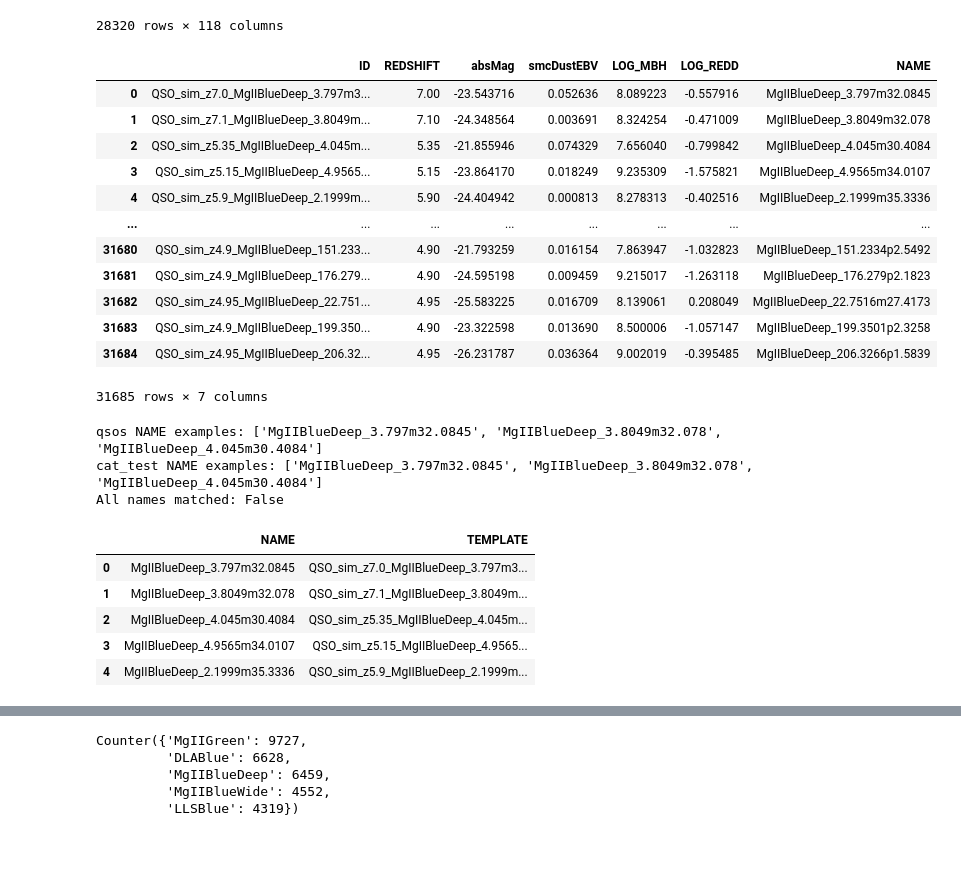
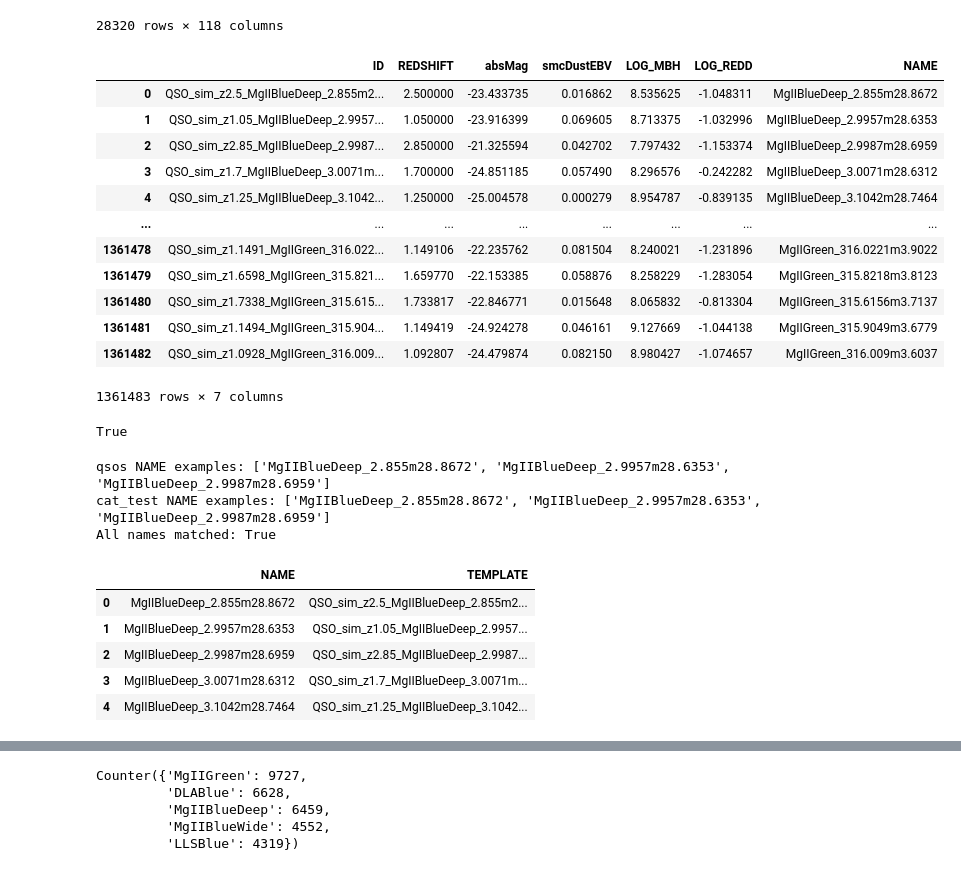
Before and after one commit to NicoGalvarino/simpaqs, a Jupyter notebook: prep_cat_for_SIMPAQS.ipynb, the cells around one changed output, grey strips where cells are left out. Saved outputs shown, nothing was run; the diff lists cells and outputs as text; code cells hidden in the pictures.

```diff
--- a/prep_cat_for_SIMPAQS.ipynb
+++ b/prep_cat_for_SIMPAQS.ipynb
@@ -312,45 +329,49 @@ cat_test
 | 28319 | 205p000-210p005 | 2195276.0 | 2063p015 | 2525.0 | REX | 206.326578 | 1.583888 | 0.028580 | 8.250159 | -99.0 | ... |
 28320 rows × 118 columns
 # %%
-qsos = pd.read_csv('../QSO_output/QSOs_with_fobs_balanced_set/model_input.csv')
+qsos = pd.read_csv('/data2/home2/nguerrav/QSO_simpaqs/QSOs_full_cat/model_input.csv')
 qsos
 # %% [output]
 |  | ID | REDSHIFT | absMag | smcDustEBV | LOG_MBH | LOG_REDD | NAME |
-| 0 | QSO_sim_z7.0_MgIIBlueDeep_3.797m3... | 7.00 | -23.543716 | 0.052636 | 8.089223 | -0.557916 | MgIIBlueDeep_3.797m32.0845 |
-| 1 | QSO_sim_z7.1_MgIIBlueDeep_3.8049m... | 7.10 | -24.348564 | 0.003691 | 8.324254 | -0.471009 | MgIIBlueDeep_3.8049m32.078 |
-| 2 | QSO_sim_z5.35_MgIIBlueDeep_4.045m... | 5.35 | -21.855946 | 0.074329 | 7.656040 | -0.799842 | MgIIBlueDeep_4.045m30.4084 |
-| 3 | QSO_sim_z5.15_MgIIBlueDeep_4.9565... | 5.15 | -23.864170 | 0.018249 | 9.235309 | -1.575821 | MgIIBlueDeep_4.9565m34.0107 |
-| 4 | QSO_sim_z5.9_MgIIBlueDeep_2.1999m... | 5.90 | -24.404942 | 0.000813 | 8.278313 | -0.402516 | MgIIBlueDeep_2.1999m35.3336 |
+| 0 | QSO_sim_z2.5_MgIIBlueDeep_2.855m2... | 2.500000 | -23.433735 | 0.016862 | 8.535625 | -1.048311 | MgIIBlueDeep_2.855m28.8672 |
+| 1 | QSO_sim_z1.05_MgIIBlueDeep_2.9957... | 1.050000 | -23.916399 | 0.069605 | 8.713375 | -1.032996 | MgIIBlueDeep_2.9957m28.6353 |
+| 2 | QSO_sim_z2.85_MgIIBlueDeep_2.9987... | 2.850000 | -21.325594 | 0.042702 | 7.797432 | -1.153374 | MgIIBlueDeep_2.9987m28.6959 |
+| 3 | QSO_sim_z1.7_MgIIBlueDeep_3.0071m... | 1.700000 | -24.851185 | 0.057490 | 8.296576 | -0.242282 | MgIIBlueDeep_3.0071m28.6312 |
+| 4 | QSO_sim_z1.25_MgIIBlueDeep_3.1042... | 1.250000 | -25.004578 | 0.000279 | 8.954787 | -0.839135 | MgIIBlueDeep_3.1042m28.7464 |
 | ... | ... | ... | ... | ... | ... | ... | ... |
-| 31680 | QSO_sim_z4.9_MgIIBlueDeep_151.233... | 4.90 | -21.793259 | 0.016154 | 7.863947 | -1.032823 | MgIIBlueDeep_151.2334p2.5492 |
-| 31681 | QSO_sim_z4.9_MgIIBlueDeep_176.279... | 4.90 | -24.595198 | 0.009459 | 9.215017 | -1.263118 | MgIIBlueDeep_176.279p2.1823 |
-| 31682 | QSO_sim_z4.95_MgIIBlueDeep_22.751... | 4.95 | -25.583225 | 0.016709 | 8.139061 | 0.208049 | MgIIBlueDeep_22.7516m27.4173 |
-| 31683 | QSO_sim_z4.9_MgIIBlueDeep_199.350... | 4.90 | -23.322598 | 0.013690 | 8.500006 | -1.057147 | MgIIBlueDeep_199.3501p2.3258 |
-| 31684 | QSO_sim_z4.95_MgIIBlueDeep_206.32... | 4.95 | -26.231787 | 0.036364 | 9.002019 | -0.395485 | MgIIBlueDeep_206.3266p1.5839 |
+| 1361478 | QSO_sim_z1.1491_MgIIGreen_316.022... | 1.149106 | -22.235762 | 0.081504 | 8.240021 | -1.231896 | MgIIGreen_316.0221m3.9022 |
+| 1361479 | QSO_sim_z1.6598_MgIIGreen_315.821... | 1.659770 | -22.153385 | 0.058876 | 8.258229 | -1.283054 | MgIIGreen_315.8218m3.8123 |
+| 1361480 | QSO_sim_z1.7338_MgIIGreen_315.615... | 1.733817 | -22.846771 | 0.015648 | 8.065832 | -0.813304 | MgIIGreen_315.6156m3.7137 |
+| 1361481 | QSO_sim_z1.1494_MgIIGreen_315.904... | 1.149419 | -24.924278 | 0.046161 | 9.127669 | -1.044138 | MgIIGreen_315.9049m3.6779 |
+| 1361482 | QSO_sim_z1.0928_MgIIGreen_316.009... | 1.092807 | -24.479874 | 0.082150 | 8.980427 | -1.074657 | MgIIGreen_316.009m3.6037 |
-31685 rows × 7 columns
+1361483 rows × 7 columns
+# %%
+cat.shape[0] == qsos.shape[0]
+# %% [output]
+True
 # %%
 # First, check if the qsos NAME values match the cat_test NAME values format
 print(f"qsos NAME examples: {qsos['NAME'].iloc[:3].tolist()}")
-print(f"cat_test NAME examples: {cat_test['NAME'].iloc[:3].tolist()}")
+print(f"cat_test NAME examples: {cat['NAME'].iloc[:3].tolist()}")
 
 # Create a dictionary mapping from NAME to ID
 qso_name_to_id = dict(zip(qsos['NAME'], qsos['ID'] + '.fits'))
 
 # Update TEMPLATE field for each row in cat_test
-cat_test['TEMPLATE'] = cat_test['NAME'].map(qso_name_to_id)
+cat['TEMPLATE'] = cat['NAME'].map(qso_name_to_id)
 
 # Check if all names were matched correctly (this should return True if all names are properly matched)
-print(f"All names matched: {cat_test['TEMPLATE'].notna().all()}")
+print(f"All names matched: {cat['TEMPLATE'].notna().all()}")
 
 # Show first few rows to verify the results
-cat_test[['NAME', 'TEMPLATE']].head()
+cat[['NAME', 'TEMPLATE']].head()
 # %% [output]
-qsos NAME examples: ['MgIIBlueDeep_3.797m32.0845', 'MgIIBlueDeep_3.8049m32.078', 'MgIIBlueDeep_4.045m30.4084']
-cat_test NAME examples: ['MgIIBlueDeep_3.797m32.0845', 'MgIIBlueDeep_3.8049m32.078', 'MgIIBlueDeep_4.045m30.4084']
-All names matched: False
+qsos NAME examples: ['MgIIBlueDeep_2.855m28.8672', 'MgIIBlueDeep_2.9957m28.6353', 'MgIIBlueDeep_2.9987m28.6959']
+cat_test NAME examples: ['MgIIBlueDeep_2.855m28.8672', 'MgIIBlueDeep_2.9957m28.6353', 'MgIIBlueDeep_2.9987m28.6959']
+All names matched: True
 |  | NAME | TEMPLATE |
-| 0 | MgIIBlueDeep_3.797m32.0845 | QSO_sim_z7.0_MgIIBlueDeep_3.797m3... |
-| 1 | MgIIBlueDeep_3.8049m32.078 | QSO_sim_z7.1_MgIIBlueDeep_3.8049m... |
-| 2 | MgIIBlueDeep_4.045m30.4084 | QSO_sim_z5.35_MgIIBlueDeep_4.045m... |
-| 3 | MgIIBlueDeep_4.9565m34.0107 | QSO_sim_z5.15_MgIIBlueDeep_4.9565... |
-| 4 | MgIIBlueDeep_2.1999m35.3336 | QSO_sim_z5.9_MgIIBlueDeep_2.1999m... |
+| 0 | MgIIBlueDeep_2.855m28.8672 | QSO_sim_z2.5_MgIIBlueDeep_2.855m2... |
+| 1 | MgIIBlueDeep_2.9957m28.6353 | QSO_sim_z1.05_MgIIBlueDeep_2.9957... |
+| 2 | MgIIBlueDeep_2.9987m28.6959 | QSO_sim_z2.85_MgIIBlueDeep_2.9987... |
+| 3 | MgIIBlueDeep_3.0071m28.6312 | QSO_sim_z1.7_MgIIBlueDeep_3.0071m... |
+| 4 | MgIIBlueDeep_3.1042m28.7464 | QSO_sim_z1.25_MgIIBlueDeep_3.1042... |
```
Also changed, not shown: parts of 26 cells of this notebook, 2 other files.
